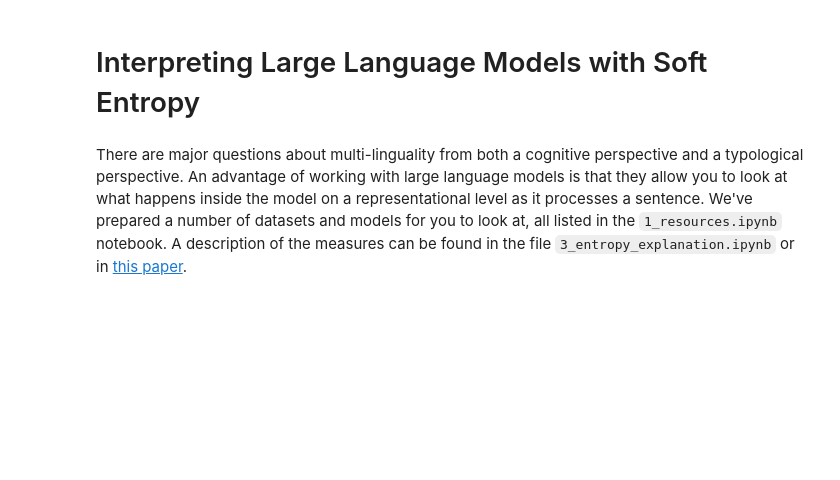
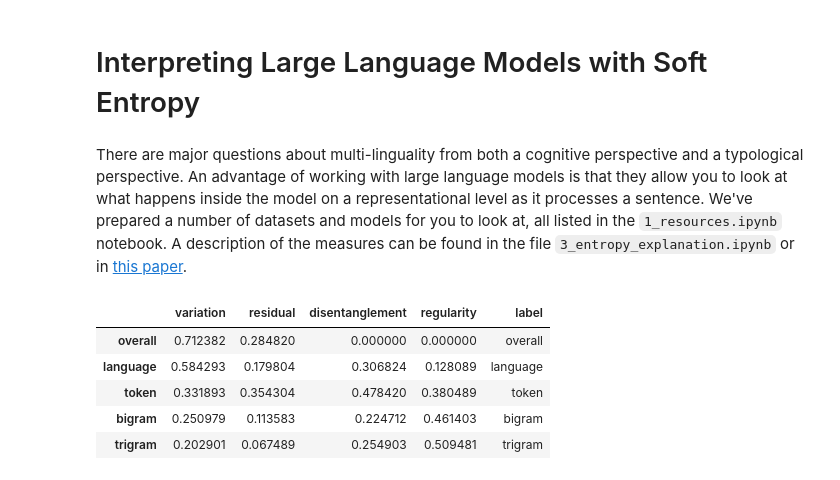
Before and after one commit to ANN-HumLang/ANN-HumLang-tutorials, a Jupyter notebook: entropy/0_analysis.ipynb, the cells around one changed output. Saved outputs shown, nothing was run; the diff lists cells and outputs as text; code cells hidden in the pictures; blank space fills up the shorter version.

```diff
--- a/entropy/0_analysis.ipynb
+++ b/entropy/0_analysis.ipynb
@@ -10,9 +10,9 @@ languages = ['french', 'german', 'finnish', 'romanian', 'danish', 'spanish']
 # %%
 save_path = 'results' #path where JSON file with results should be written
 model_id = 'distilbert/distilbert-base-multilingual-cased' #hugging face model id
-task_repo, subtask_name = 'hcoxec/french_german_mix', None #hugging face model repo and substask names
+task_repo, subtask_name = 'hcoxec/english_100k', None #hugging face model repo and substask names
 n_batches, batch_size = 10, 256 #how many batches of data to analyse, and sentences per batch
-device = 'cpu' #torch device to load model into usually cpu or cuda:0
+device = 'cuda:0' #torch device to load model into usually cpu or cuda:0
 cache_dir = 'model_cache' #path to directory where model files should be saved
 # %%
 #these additional logs will also be written to the results file, to help
@@ -31,16 +31,23 @@ analyser = BERTAnalyser( #intantiants an analyser and loads the bert model into
     cache_dir=cache_dir
 )
 analyser.get_dataset(task_repo, subtask_name) #downloads the dataset
-train_loader = analyser.get_dataloader(bs=batch_size) #packages the dataset into batches
+train_loader = analyser.get_dataloader(bs=batch_size, pos_labels='small') #packages the dataset into batches
 # %%
 h_estimator.reset() #clears the probability table from the estimator to start a new analysis
 results_dict, results_df  = analyser.online_estimation( #runs online entropy estimation for the number of batches specified
     train_loader,
     max_batches=n_batches,
     additional_logs= additional_logs,
-    label_types=['language', 'token','bigram','trigram']
+    label_types=['language', 'token','bigram','trigram',]
 
 )
 results_df
+# %% [output]
+|  | variation | residual | disentanglement | regularity | label |
+| overall | 0.712382 | 0.284820 | 0.000000 | 0.000000 | overall |
+| language | 0.584293 | 0.179804 | 0.306824 | 0.128089 | language |
+| token | 0.331893 | 0.354304 | 0.478420 | 0.380489 | token |
+| bigram | 0.250979 | 0.113583 | 0.224712 | 0.461403 | bigram |
+| trigram | 0.202901 | 0.067489 | 0.254903 | 0.509481 | trigram |
 # %%
 analyser.plot_residual(results_df) #builds a pie chart of the residual
```
Also changed, not shown: parts of 2 cells of this notebook, 1 other file.
